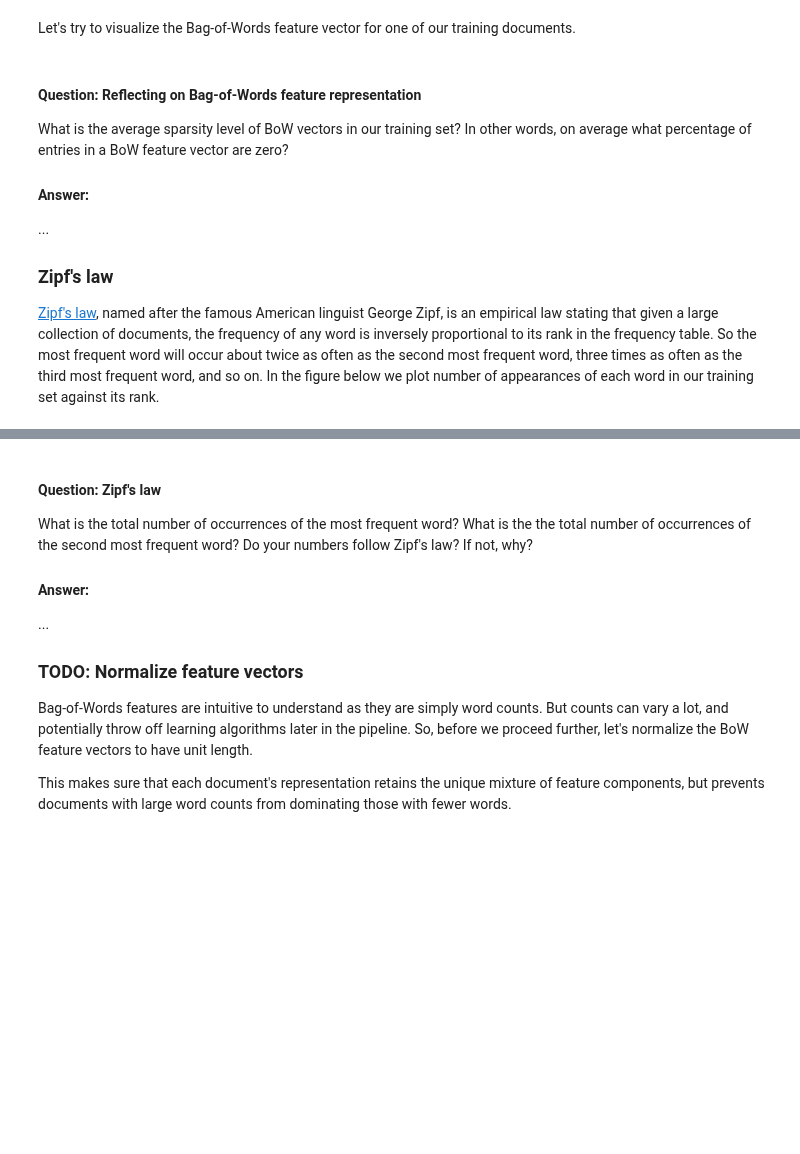
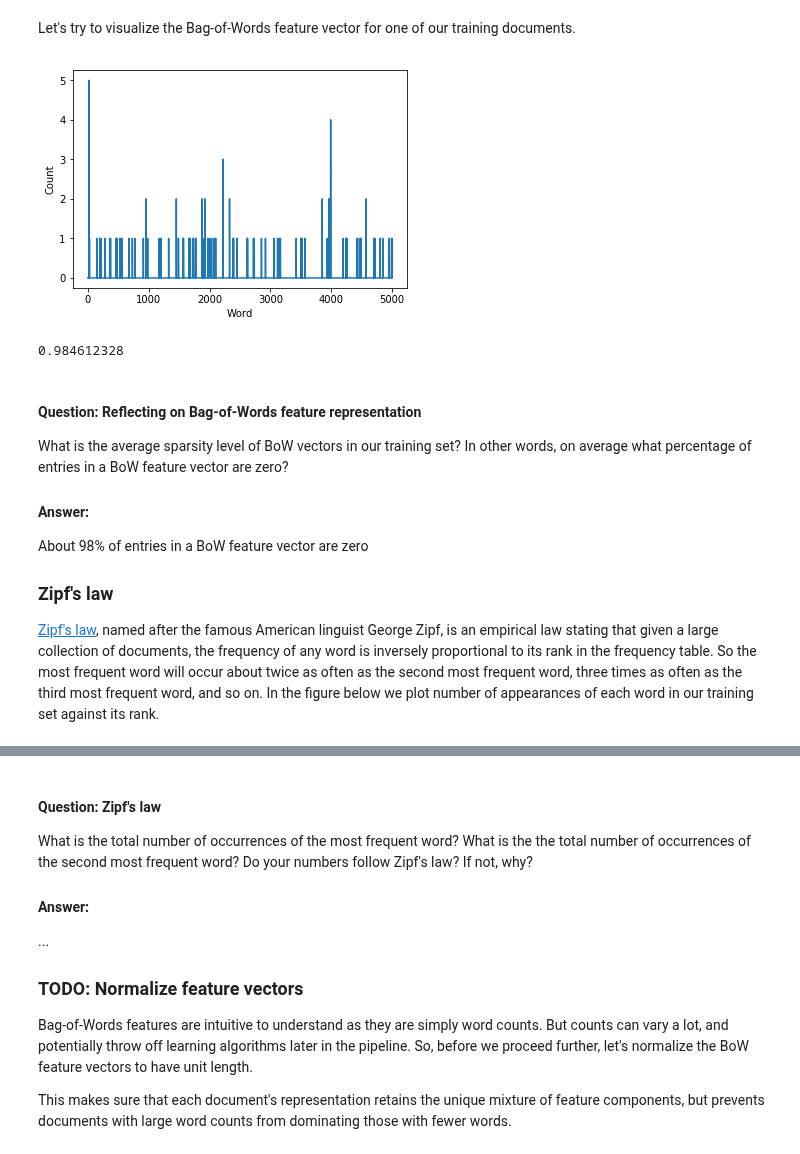
Before and after one commit to jusonn/AIND-NLP, a Jupyter notebook: sentiment_analysis.ipynb, the cells around one changed output, grey strips where cells are left out. Drawn from its saved outputs; the diff is of its cells as text; code cells hidden in the pictures; blank space fills up the shorter version.

```diff
--- a/sentiment_analysis.ipynb
+++ b/sentiment_analysis.ipynb
@@ -285,11 +294,11 @@ def extract_BoW_features(words_train, words_test, vocabulary_size=5000,
         # TODO: Fit a vectorizer to training documents and use it to transform them
         # NOTE: Training documents have already been preprocessed and tokenized into words;
         #       pass in dummy functions to skip those steps, e.g. preprocessor=lambda x: x
-        vectorizer = ?
-        features_train = ?
+        vectorizer = CountVectorizer(max_features=vocabulary_size, preprocessor=lambda x:x, tokenizer= lambda x:x)
+        features_train = vectorizer.fit_transform(words_train).toarray()
 
         # TODO: Apply the same vectorizer to transform the test documents (ignore unknown words)
-        features_test = ?
+        features_test = vectorizer.fit_transform(words_train).toarray()
 
         # NOTE: Remember to convert the features using .toarray() for a compact representation
 
@@ -329,11 +351,22 @@ print(labels_train[5])
 # %% [markdown]
 Let's try to visualize the Bag-of-Words feature vector for one of our training documents.
 # %%
+import matplotlib.pyplot as plt
+%matplotlib inline
 # Plot the BoW feature vector for a training document
-plt.plot(features_train[5,:])
+plt.plot(features_train[3,:])
 plt.xlabel('Word')
 plt.ylabel('Count')
 plt.show()
+# %% [output]
+[figure, added]
+# %%
+avg = 0
+for fe in features_train:
+    avg += len(fe[fe != 0])/len(fe)
+1 - avg/len(features_train)
+# %% [output]
+0.984612328
 # %% [markdown]
 #### Question: Reflecting on Bag-of-Words feature representation
 
@@ -341,7 +374,7 @@ What is the average sparsity level of BoW vectors in our training set? In other
 
 #### Answer:
 
-...
+About 98% of entries in a BoW feature vector are zero
 
 ### Zipf's law
 
```
Also changed, not shown: parts of 9 cells of this notebook.
